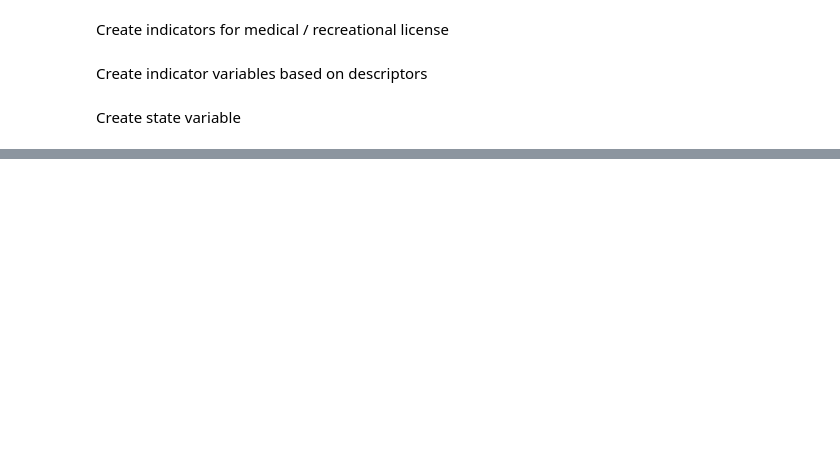
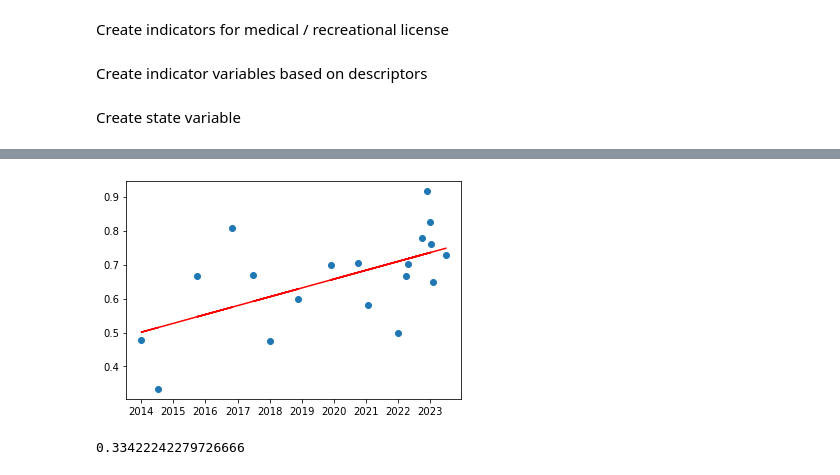
Before and after one commit to kduggirala/eclab, a Jupyter notebook: cleaning/weedmaps_cleaning.ipynb, the cells around one changed output, grey strips where cells are left out. Cells and saved outputs as stored; diff of their text form; code cells hidden in the pictures; blank space fills up the shorter version.

```diff
--- a/cleaning/weedmaps_cleaning.ipynb
+++ b/cleaning/weedmaps_cleaning.ipynb
@@ -95,0 +136,7 @@ test
+# %%
+legalization = pd.read_csv("../legalization_data.txt").set_index("state").drop(['DC', 'Virginia', 'Delaware', 'Minnesota', 'Ohio'])
+legalization.loc['Nevada', "tax_rate"] = "15%"
+legalization["legalization_date"] = legalization['legalization_date'].astype('datetime64[m]')
+legalization["licensed_sales_since_date"] = legalization['licensed_sales_since_date'].astype('datetime64[m]')
+#legalization['tax_rate'] = legalization['tax_rate'].apply(lambda s : float(s[:-1]))
+legalization
@@ -95,0 +179,22 @@ test
+# %%
+results = []
+for state in legalization.index:
+    data = test.query(f"category == 'FLOWER' & State == '{state}' & price < 500 & thc < 15000")[['thc', 'price']].to_numpy()
+    data_x = data[:, 0]
+    data_y = data[:, 1]
+    model = LinearRegression().fit(data_x.reshape((-1, 1)), data_y)
+    results.append({"Number of Data Points" : data_x.shape[0], "state" : state, "intercept" : model.intercept_, "slope" : model.coef_[0], "R^2" : model.score(data_x.reshape((-1, 1)), data_y)})
+# %%
+results_df = pd.DataFrame(results).set_index("state").join(legalization)
+results_df_tax = results_df.drop(['Alaska', 'Illinois', 'Connecticut', 'New Jersey', 'Maryland'])
+results_df_tax['tax_rate'] = results_df_tax['tax_rate'].apply(lambda s : float(s[:-1]))
+
+data_x = results_df['licensed_sales_since_date'].astype("int64").to_numpy().reshape((-1, 1))
+model2 = LinearRegression().fit(data_x, results_df['R^2'])
+plt.scatter(results_df['licensed_sales_since_date'], results_df['R^2'])
+plt.plot(results_df['licensed_sales_since_date'], model2.predict(data_x), 'r')
+plt.show()
+print(model2.score(data_x, results_df['R^2']))
+# %% [output]
+[figure, added]
+0.33422242279726666
```
Also changed, not shown: parts of 22 cells of this notebook, 11 other files.
